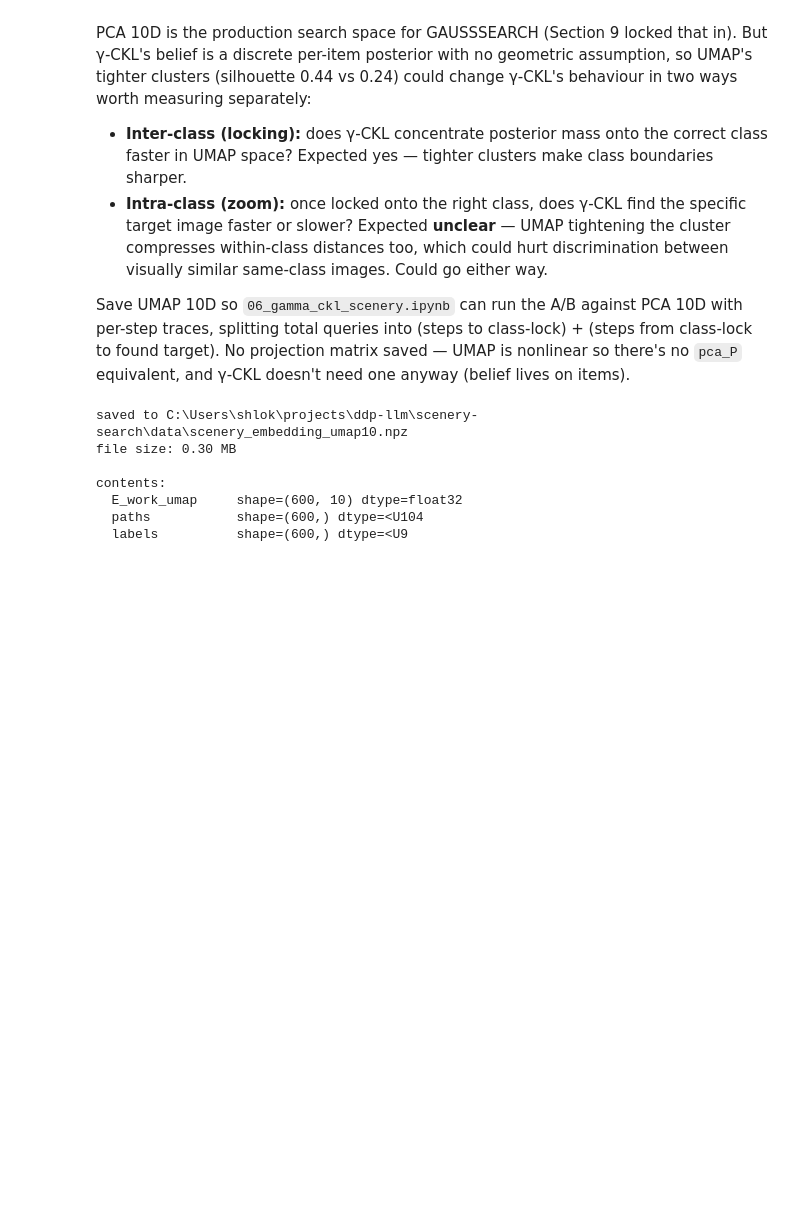
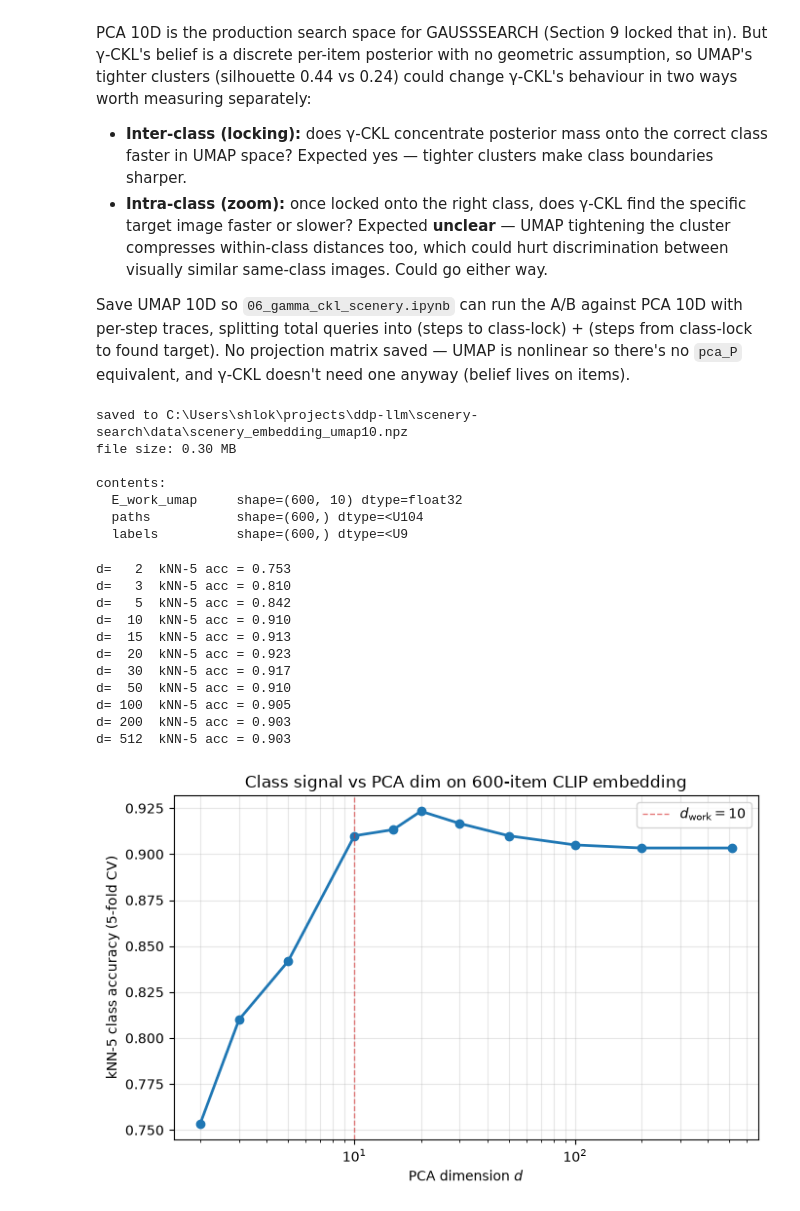
Before and after one commit to Shlok-Shetty/Dual-Degree-Project, a Jupyter notebook: comparison-search-llm/scenery-search/notebooks/01_scenery_setup.ipynb, the cells around one changed output. Cells and saved outputs as stored; diff of their text form; code cells hidden in the pictures; blank space fills up the shorter version.

```diff
--- a/comparison-search-llm/scenery-search/notebooks/01_scenery_setup.ipynb
+++ b/comparison-search-llm/scenery-search/notebooks/01_scenery_setup.ipynb
@@ -603,3 +603,57 @@ contents:
   E_work_umap     shape=(600, 10) dtype=float32
   paths           shape=(600,) dtype=<U104
   labels          shape=(600,) dtype=<U9
+# %%
+# kNN-5 class accuracy as a function of PCA dim d.
+# Reproduces fig:knn-vs-d in Section 2.
+import numpy as np
+import matplotlib.pyplot as plt
+from sklearn.decomposition import PCA
+from sklearn.neighbors import KNeighborsClassifier
+from sklearn.model_selection import cross_val_score
+
+data = np.load(r"C:\Users\shlok\projects\ddp-llm\scenery-search\data\scenery_embedding.npz", allow_pickle=True)
+E_raw = data["E_raw"]
+labels_arr = np.array(data["labels"])
+
+d_values = [2, 3, 5, 10, 15, 20, 30, 50, 100, 200, 512]
+accs = []
+
+for d in d_values:
+    if d < 512:
+        X_d = PCA(n_components=d, random_state=0).fit_transform(E_raw)
+    else:
+        X_d = E_raw
+    scores = cross_val_score(
+        KNeighborsClassifier(n_neighbors=5),
+        X_d, labels_arr, cv=5, scoring="accuracy", n_jobs=-1,
+    )
+    accs.append(scores.mean())
+    print(f"d={d:4d}  kNN-5 acc = {scores.mean():.3f}")
+
+fig, ax = plt.subplots(figsize=(7, 4.5))
+ax.plot(d_values, accs, marker="o", lw=2, color="tab:blue")
+ax.axvline(10, color="tab:red", ls="--", lw=1, alpha=0.6, label=r"$d_{\mathrm{work}} = 10$")
+ax.set_xscale("log")
+ax.set_xlabel("PCA dimension $d$")
+ax.set_ylabel("kNN-5 class accuracy (5-fold CV)")
+ax.set_title("Class signal vs PCA dim on 600-item CLIP embedding")
+ax.legend()
+ax.grid(True, which="both", alpha=0.3)
+plt.tight_layout()
+plt.savefig(r"C:\Users\shlok\projects\ddp-llm\scenery-search\plots\knn_vs_d.png",
+            dpi=150, bbox_inches="tight")
+plt.show()
+# %% [output]
+d=   2  kNN-5 acc = 0.753
+d=   3  kNN-5 acc = 0.810
+d=   5  kNN-5 acc = 0.842
+d=  10  kNN-5 acc = 0.910
+d=  15  kNN-5 acc = 0.913
+d=  20  kNN-5 acc = 0.923
+d=  30  kNN-5 acc = 0.917
+d=  50  kNN-5 acc = 0.910
+d= 100  kNN-5 acc = 0.905
+d= 200  kNN-5 acc = 0.903
+d= 512  kNN-5 acc = 0.903
+[figure, added]
```
Also changed, not shown: parts of 2 cells of this notebook, 20 other files.
